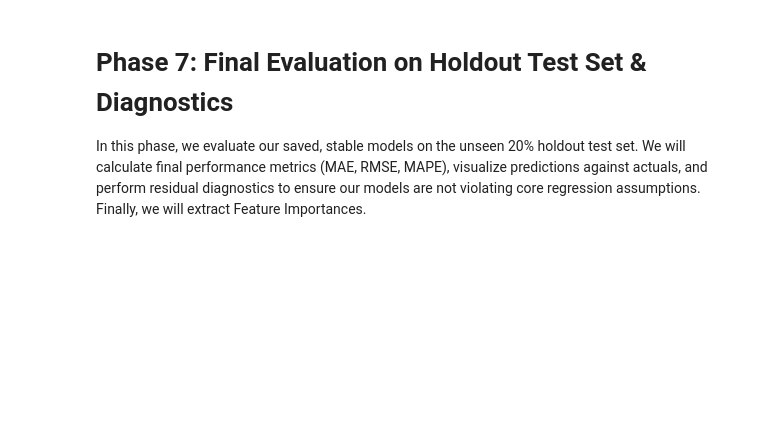
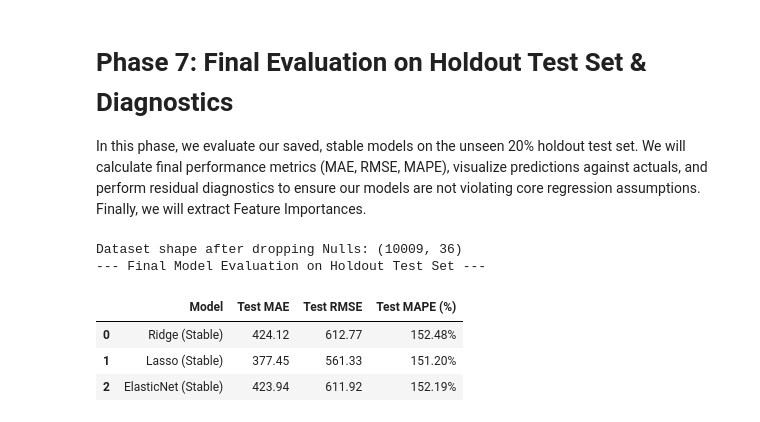
Before and after one commit to metedogan/tlc-trip-record-data-project, a Jupyter notebook: notebooks/07_model_evaluation_and_comparison.ipynb, the cells around one changed output. Saved outputs shown, nothing was run; the diff lists cells and outputs as text; code cells hidden in the pictures; blank space fills up the shorter version.

```diff
--- a/notebooks/07_model_evaluation_and_comparison.ipynb
+++ b/notebooks/07_model_evaluation_and_comparison.ipynb
@@ -2,9 +2,39 @@
 # Phase 7: Final Evaluation on Holdout Test Set & Diagnostics
 In this phase, we evaluate our saved, stable models on the unseen 20% holdout test set. We will calculate final performance metrics (MAE, RMSE, MAPE), visualize predictions against actuals, and perform residual diagnostics to ensure our models are not violating core regression assumptions. Finally, we will extract Feature Importances.
 # %%
+import numpy as np
+import pandas as pd
+import matplotlib.pyplot as plt
+import seaborn as sns
 from sklearn.metrics import mean_absolute_error, mean_squared_error, mean_absolute_percentage_error
-import numpy as np
+
 import joblib
+from pathlib import Path
+import warnings
+warnings.filterwarnings("ignore")
+
+
+
+processed_dir = Path("../data/processed")
+features_path = processed_dir / "final_ml_features.parquet"
+df = pd.read_parquet(features_path)
+df = df.dropna()
+
+print(f"Dataset shape after dropping Nulls: {df.shape}")
+df.head(3)
+
+df.sort_index(inplace=True)
+train_size = int(len(df) * 0.8)
+train_df = df.iloc[:train_size]
+test_df = df.iloc[train_size:]
+DROP_COLS = ['total_demand', 'holiday_name']
+FEATURE_COLS = [col for col in train_df.columns if col not in DROP_COLS]
+
+X_train = train_df[FEATURE_COLS]
+y_train = train_df['total_demand']
+
+X_test = test_df[FEATURE_COLS]
+y_test = test_df['total_demand']
 
 final_ridge_model = joblib.load("../models/ridge_stable_model.joblib")
 final_lasso_model = joblib.load("../models/lasso_stable_model.joblib")
@@ -16,33 +46,40 @@ print("--- Final Model Evaluation on Holdout Test Set ---")
 final_models = {
     "Ridge (Stable)": final_ridge_model,
     "Lasso (Stable)": final_lasso_model,
     "ElasticNet (Stable)": final_elasticnet_model
 }
 
 test_metrics = []
 
 for name, model in final_models.items():
     # Test seti üzerinde tahmin yap
     y_pred = model.predict(X_test)
 
     # Metrikleri hesapla
     mae = mean_absolute_error(y_test, y_pred)
     rmse = np.sqrt(mean_squared_error(y_test, y_pred))
     mape = mean_absolute_percentage_error(y_test, y_pred) * 100 # Yüzde cinsinden
 
     test_metrics.append({
         "Model": name,
         "Test MAE": mae,
         "Test RMSE": rmse,
         "Test MAPE (%)": mape
     })
 
 # Sonuçları DataFrame yapıp gösterelim
 test_metrics_df = pd.DataFrame(test_metrics)
 
 styled_test_metrics = test_metrics_df.style.background_gradient(cmap='Greens', subset=['Test MAE', 'Test RMSE', 'Test MAPE (%)'])\
                                            .format({"Test MAE": "{:.2f}", "Test RMSE": "{:.2f}", "Test MAPE (%)": "{:.2f}%"})
 display(styled_test_metrics)
+# %% [output]
+Dataset shape after dropping Nulls: (10009, 36)
+--- Final Model Evaluation on Holdout Test Set ---
+|  | Model | Test MAE | Test RMSE | Test MAPE (%) |
+| 0 | Ridge (Stable) | 424.12 | 612.77 | 152.48% |
+| 1 | Lasso (Stable) | 377.45 | 561.33 | 151.20% |
+| 2 | ElasticNet (Stable) | 423.94 | 611.92 | 152.19% |
 # %%
 # Görselleştirmeyi karmaşıklaştırmamak adına en iyi MAE'ye sahip modeli seçelim
 best_model_name = test_metrics_df.loc[test_metrics_df['Test MAE'].idxmin(), 'Model']
```
Also changed, not shown: parts of 3 cells of this notebook, 6 other files.
